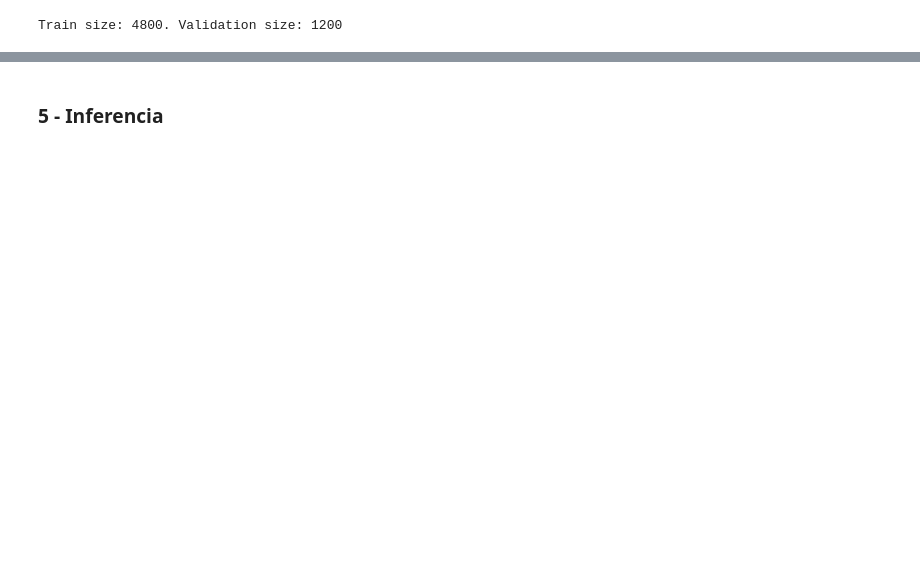
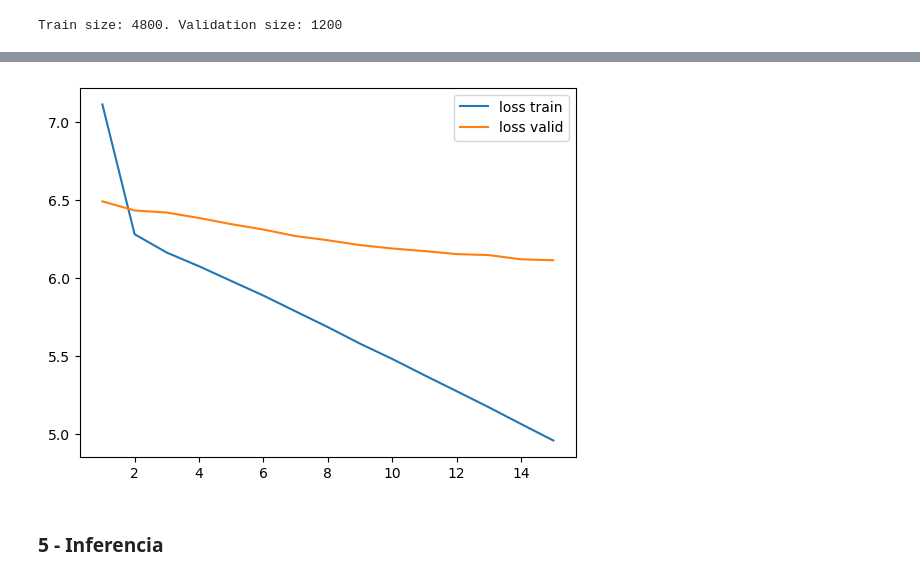
Before and after one commit to gjmv/CEIA_2025_B4_PNL1_TP, a Jupyter notebook: Desafio_4.ipynb, the cells around one changed output, grey strips where cells are left out. Drawn from its saved outputs; the diff is of its cells as text; code cells hidden in the pictures; blank space fills up the shorter version.

```diff
--- a/Desafio_4.ipynb
+++ b/Desafio_4.ipynb
@@ -671,2 +785,9 @@ plt.show()
+# %%
+epoch_count = range(1, len(history1['loss']) + 1)
+sns.lineplot(x=epoch_count,  y=history1['loss'], label='loss train')
+sns.lineplot(x=epoch_count,  y=history1['val_loss'], label='loss valid')
+plt.show()
+# %% [output]
+[figure, added]
 # %% [markdown]
 ### 5 - Inferencia
```
Also changed, not shown: parts of 53 cells of this notebook.
